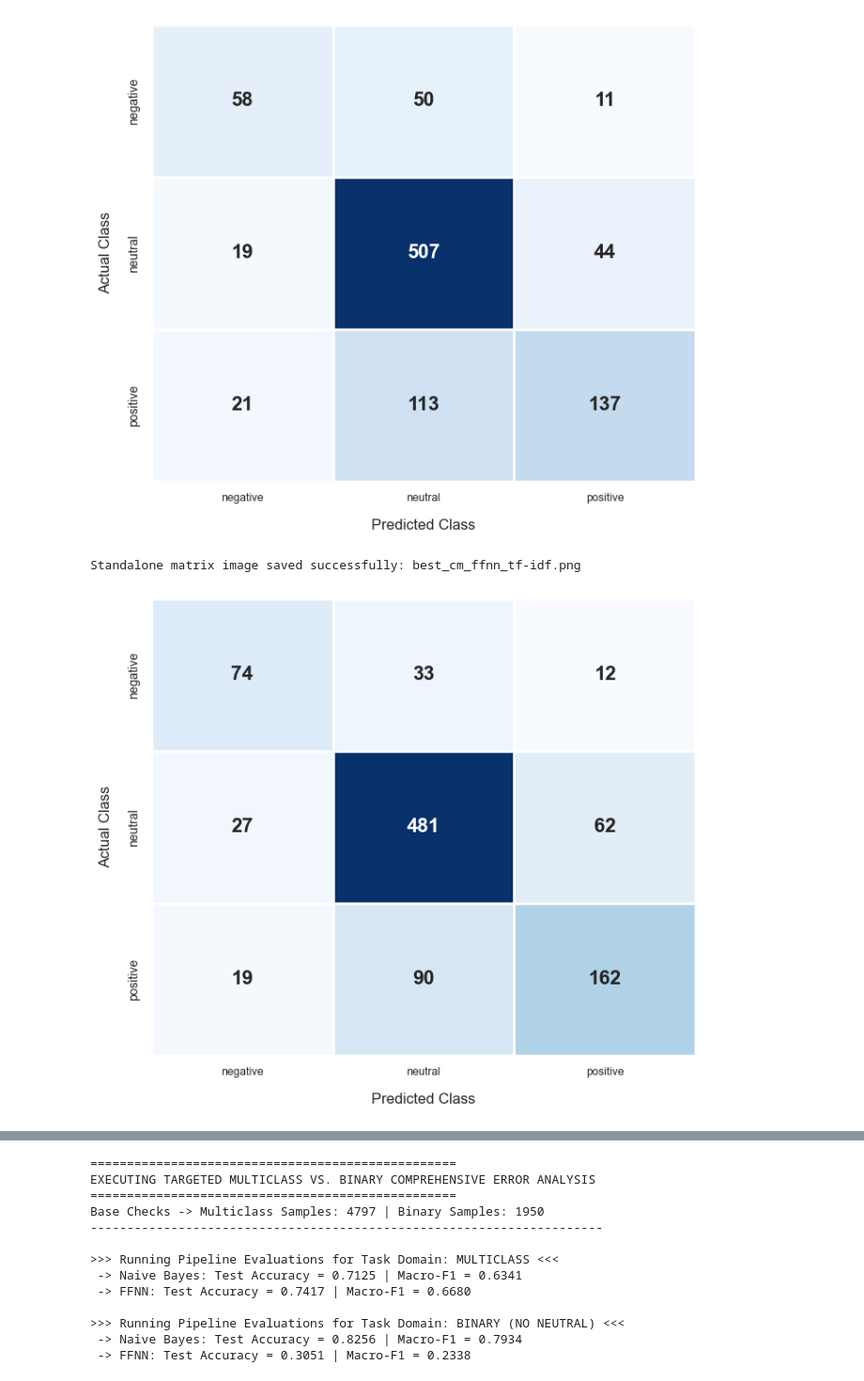
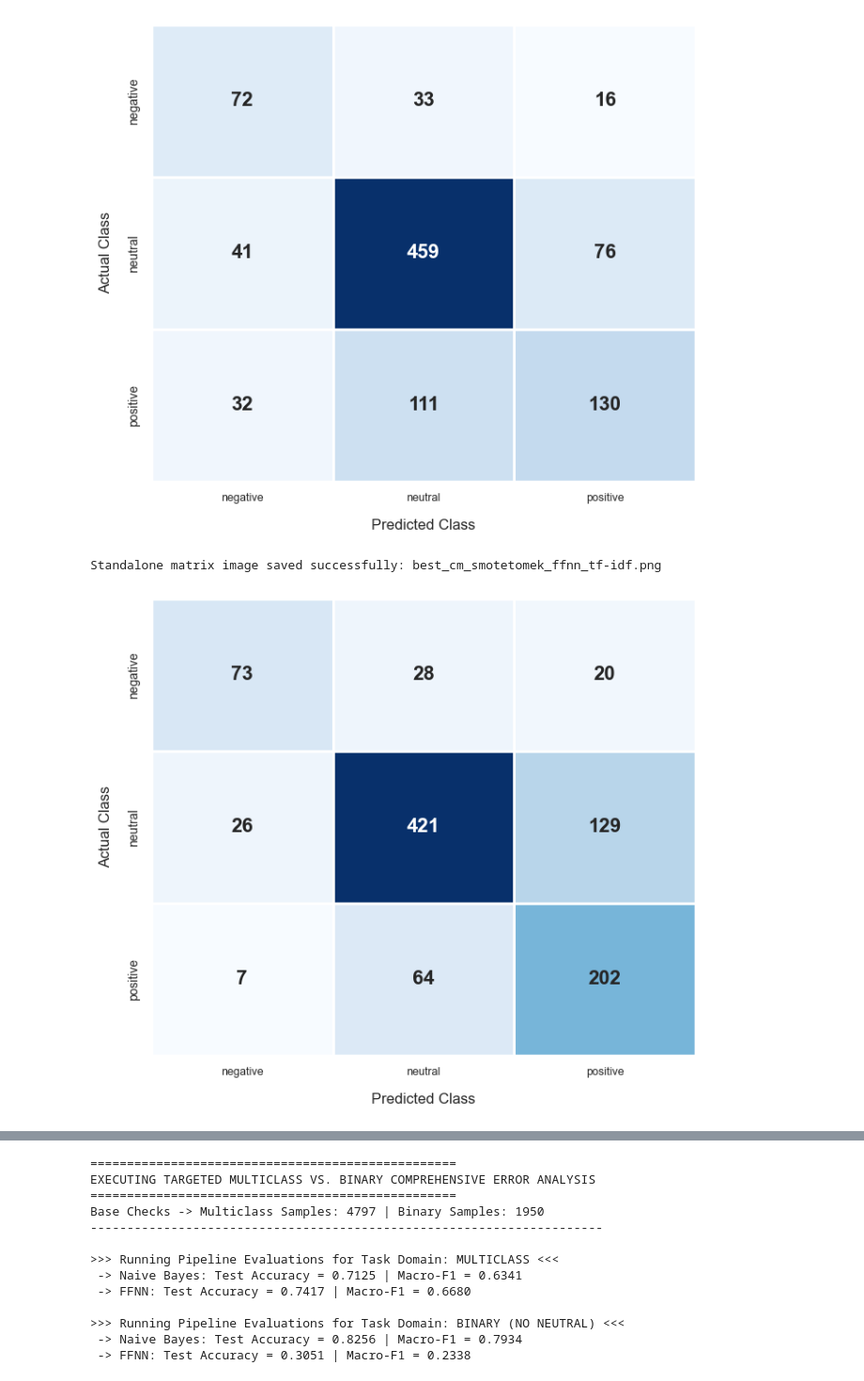
Before and after one commit to fabsGitHub/sentiment-analysis, a Jupyter notebook: ground_new.ipynb, the cells around one changed output, grey strips where cells are left out. Shown at 94% size. Saved outputs shown, nothing was run; the diff lists cells and outputs as text; code cells hidden in the pictures.

```diff
--- a/ground_new.ipynb
+++ b/ground_new.ipynb
@@ -1427,7 +132,7 @@ LATE_CLEANUP = [
     (re.compile(r"(?<!\d)(\d{4})-(\d{2})(?!\d|:)"), r"\1-20\2"),
     (re.compile(r"\b(\d{1,2})-(\d{4})\b"), lambda m: f"{m.group(2)}-{m.group(1).zfill(2)}"),
     (re.compile(r"\s+"), " "), (re.compile(r"\s*'(\w+)"), ""),
-    (re.compile(r"(?<!\d)[^\w\s'=%-]|[^\w\s'=%-](?!\d)(?<!\d\.)"), ""),
+    #(re.compile(r"(?<!\d)[^\w\s'=%-]|[^\w\s'=%-](?!\d)(?<!\d\.)"), ""),
     (re.compile(r"\s+"), " "),
     (re.compile(r"\s*'(\w+)"), ""),
 ]
@@ -1586,9 +291,10 @@ def preprocess_standard(text):
 # 3. PYTORCH MODEL WRAPPER (FIXED FOR COMPLIANCE)
 # ==========================================
 class PyTorchMLPClassifier(BaseEstimator, ClassifierMixin):
-    def __init__(self, hidden_layer_sizes=(64,), activation='relu', solver='adam',
+    def __init__(self, n_classes=3, hidden_layer_sizes=(64,), activation='relu', solver='adam',
                  alpha=0.0001, batch_size=32, learning_rate_init=0.001,
                  max_iter=5, early_stopping=True, validation_fraction=0.1, random_state=42):
+        self.n_classes = n_classes
         self.hidden_layer_sizes = hidden_layer_sizes
         self.activation = activation
         self.solver = solver
@@ -1733,13 +439,13 @@ results = []
 models = {
     "Naive Bayes": MultinomialNB(),
     "FFNN (Updated)": PyTorchMLPClassifier(
-        hidden_layer_sizes=(64, ),
+        hidden_layer_sizes=(128, 64),
         activation='relu',
         solver='adam',
         alpha=0.001,
         batch_size=128,
-        learning_rate_init=0.01,
-        max_iter=5,
+        learning_rate_init=0.005,
+        max_iter=50,
         early_stopping=True,
         validation_fraction=0.1,
         random_state=42
@@ -1978,7 +684,7 @@ dense_mask_regex = re.compile(rf"({mask_pattern}).*?({mask_pattern})", re.IGNORE
 
 # Filter down to the exact subset conditions requested
 filtered_df = df[
-    (df['sentence'].str.len() < 50) &
+    (df['sentence'].str.len() < 100) &
     (df['prep_masked'].str.contains(dense_mask_regex, na=False))
 ]
 
@@ -2297,7 +1131,7 @@ for model in unique_models:
                 ha='center', fontsize=9.5, color='red', weight='bold')
 
         # 3. Design Polish & Tick Adjustments
-        ax.set_title(f"Performance Metrics: {model} ({sampling})\nBars = Macro-F1 | Lines = Accuracy", weight="bold", pad=12)
+        #ax.set_title(f"Performance Metrics: {model} ({sampling})\nBars = Macro-F1 | Lines = Accuracy", weight="bold", pad=12)
         ax.set_xlabel("Configuration Layout (Vectorizer & N-Gram)", labelpad=10)
         ax.set_ylabel("Performance Score", labelpad=10)
         ax.set_ylim(y_lower_bound, y_upper_bound)
@@ -2367,14 +1201,17 @@ from sklearn.feature_extraction.text import CountVectorizer, TfidfVectorizer
 from sklearn.metrics import accuracy_score, precision_score, recall_score, f1_score, confusion_matrix
 from sklearn.base import clone
 
+# Import the target combination sampler
+from imblearn.combine import SMOTETomek
+
 # ==========================================
 # 5. ADVANCED TARGETED HEAD-TO-HEAD REPORT
 # ==========================================
 
 # Define target configurations
 target_configs = [
-    {"Model Name": "Naive Bayes", "Model": models["Naive Bayes"], "Vectorizer": "BoW", "N-Gram": (1, 4)},
-    {"Model Name": "FFNN", "Model": models["FFNN (Updated)"], "Vectorizer": "TF-IDF", "N-Gram": (1, 3)}
+    {"Model Name": "Naive Bayes", "Model": models["Naive Bayes"], "Vectorizer": "BoW", "N-Gram": (1, 1)},
+    {"Model Name": "FFNN", "Model": models["FFNN (Updated)"], "Vectorizer": "TF-IDF", "N-Gram": (1, 2)}
 ]
 
 strategies = ["prep_standard", "prep_full", "prep_masked", "prep_standard_numbers"]
@@ -2383,9 +1220,26 @@ custom_token_pattern = r'(?u)\[?\b\w[-\w\.]*\b\]?'
 detailed_results = []
 confusion_matrices = {} # Stores matrices for visual reporting
 
-print("Running targeted pipeline evaluations for multi-metric reporting...")
+# Initialize SMOTETomek sampler instance
+sampler = SMOTETomek(random_state=42)
+
+print("Running targeted pipeline evaluations for multi-metric reporting (Sampler: SMOTETomek)...")
 
 for config in target_configs:
+    n_classes = len(np.unique(y_train_res))
+
+            # Initialize Model
+    if config["Model Name"] == "FFNN":
+        if 'set_reproducible_seeds' in globals():
+            set_reproducible_seeds(42)
+
+        # Pass n_classes to the model so the output layer matches the data
+        clf = config["Model_Init"](n_classes=n_classes)
+    else:
+        clf = clone(config["Model"])
+
+    clf.fit(X_train_res, y_train_res)
+
     model_label = f"{config['Model Name']} + {config['Vectorizer']}"
     confusion_matrices[model_label] = {}
 
@@ -2409,12 +1263,11 @@ for config in target_configs:
         X_train_vec = vect.fit_transform(X_train_raw)
         X_test_vec = vect.transform(X_test_raw)
 
-        # Balance dataset using Oversampling (SMOTE) as requested
-        sampler = clone(samplers["SMOTE (Oversampling)"])
+        # Apply hybrid over/under-sampling pipeline to training partitions
         X_train_res, y_train_res = sampler.fit_resample(X_train_vec, y_train)
 
         # Fit model clone
-        clf = clone(config["Model"])
+        clf = clone(config["Model"])  # FIXED: Access config dictionary safely
         clf.fit(X_train_res, y_train_res)
         y_pred = clf.predict(X_test_vec)
 
@@ -2481,8 +1334,8 @@ for idx, model_label in enumerate(["Naive Bayes + BoW", "FFNN + TF-IDF"]):
     ax.set_xlabel("Predicted Class", labelpad=12)
     ax.set_ylabel("Actual Class", labelpad=12)
 
-    # Generate a clean system filename
-    clean_filename = f"best_cm_{model_label.lower().replace(' + ', '_').replace(' ', '_')}.png"
+    # Generate a clean system filename reflecting the sampler changes
+    clean_filename = f"best_cm_smotetomek_{model_label.lower().replace(' + ', '_').replace(' ', '_')}.png"
 
     plt.tight_layout()
     plt.savefig(clean_filename, dpi=300, bbox_inches='tight')
@@ -2507,3 +1356,3 @@ Standalone matrix image saved successfully: best_cm_naive_bayes_bow.png
-[figure, old version]
+[figure, new version]
-Standalone matrix image saved successfully: best_cm_ffnn_tf-idf.png
+Standalone matrix image saved successfully: best_cm_smotetomek_ffnn_tf-idf.png
-[figure, old version]
+[figure, new version]
```
Also changed, not shown: parts of 22 cells of this notebook, 57 other files.
